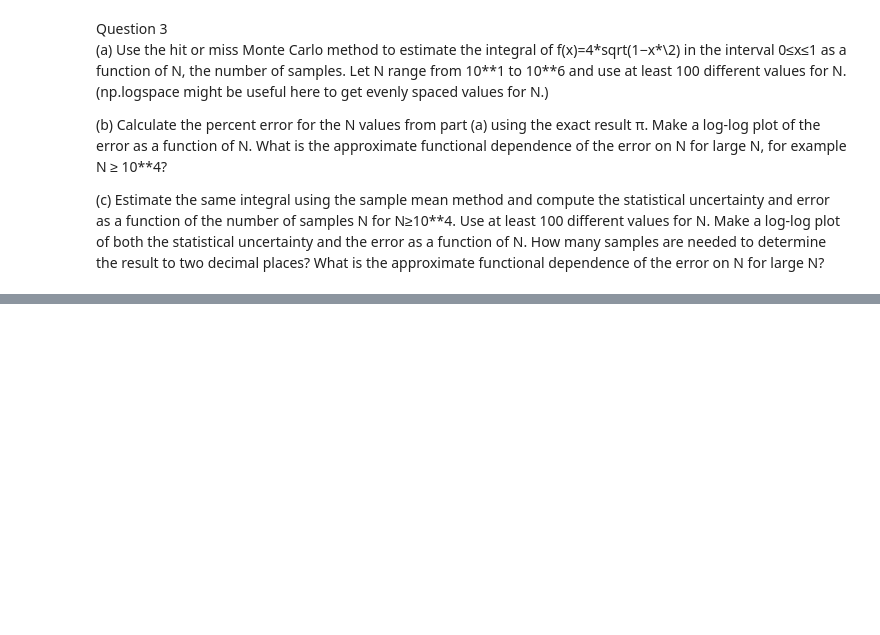
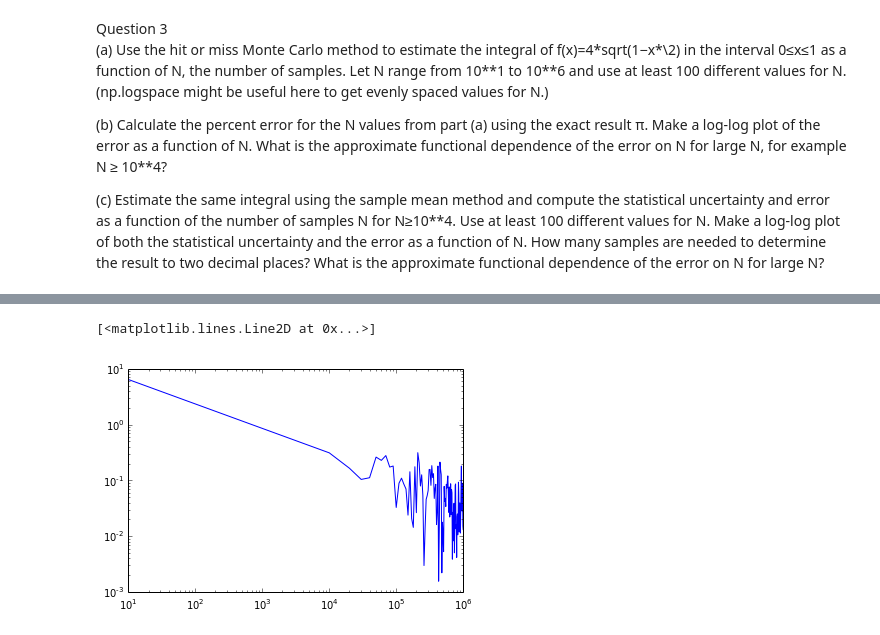
Before and after one commit to cspearso/PHYS202-S14, a Jupyter notebook: SciPy/MCIntegrationExercises.ipynb, the cells around one changed output, grey strips where cells are left out. Cells and saved outputs as stored; diff of their text form; code cells hidden in the pictures; blank space fills up the shorter version.

```diff
--- a/SciPy/MCIntegrationExercises.ipynb
+++ b/SciPy/MCIntegrationExercises.ipynb
@@ -61,3 +83,17 @@ for N in i:
 # %% [markdown]
 Question 2
 Use the sample mean method to compute the volume of a sphere with radius 1 using spherical coordinates for N=(10\*\*1,10\*\*2,10\*\*3,10\*\*4,10\*\*5,10\*\*6). Report the value and statistical uncertainty for each sample size. How does the result depend on N?
+# %%
+rmin= 0.; rmax = 1.
+thetamin = 0.; thetamax = pi
+phimin = 0.; phimax = 2*pi
+
+
+i = (10,100,1000,10000,100000,1000000)
+for N in i:
+    f = lambda r,theta,phi: (r**2)*np.sin(theta)
+    r = (rmax-rmin)*np.random.random_sample(N)
+    theta = (thetamax-thetamin)*np.random.random_sample(N)
+    phi = (phimax-phimin)*np.random.random_sample(N)
+    I = (rmax-rmin)*(thetamax-thetamin)*(phimax-phimin)*f(r,theta,phi).mean()
+    print I
@@ -72,3 +115,29 @@ What is the approximate functional dependence of the error on N for large N, for
 (c) Estimate the same integral using the sample mean method and compute the statistical uncertainty and error as a function of the number of samples N for N≥10\*\*4. Use at least 100 different values for N.
 Make a log-log plot of both the statistical uncertainty and the error as a function of N.
 How many samples are needed to determine the result to two decimal places? What is the approximate functional dependence of the error on N for large N?
+# %%
+#a
+def hitOrMiss(N=10000,xmin=0.,xmax=1.):
+    f = lambda x: 4*np.sqrt(1-x**2)
+    x = np.arange(0.,1.,0.0001)
+
+    subx = x[logical_and((x > xmin),(x < xmax))]
+    ymax = f(subx).max()*1.05
+    ymin = 0.
+
+    samples_x = xmin + (xmax-xmin)*np.random.random_sample(N);
+    samples_y = ymin + (ymax-ymin)*np.random.random_sample(N);
+
+    newmask = (samples_y < f(samples_x))
+    I = (xmax-xmin)*(ymax-ymin)*newmask.sum()/newmask.size
+
+    return I
+
+i = np.linspace(10,1e6,101)
+a = []
+for N in i:
+    a.append(hitOrMiss(N))
+#just printing 10 for convinience
+
+for i in arange(0,110, 10):
+    print a[i]
@@ -74,0 +156,8 @@ How many samples are needed to determine the result to two decimal places? What
+# %%
+#b
+percent_error = abs((np.array(a)-pi)/pi)*100
+i = np.linspace(10,1e6,101)
+plt.loglog(i,percent_error)
+# %% [output]
+[<matplotlib.lines.Line2D at 0x...>]
+[figure, added]
```
Also changed, not shown: parts of 8 cells of this notebook, 2 other files.
